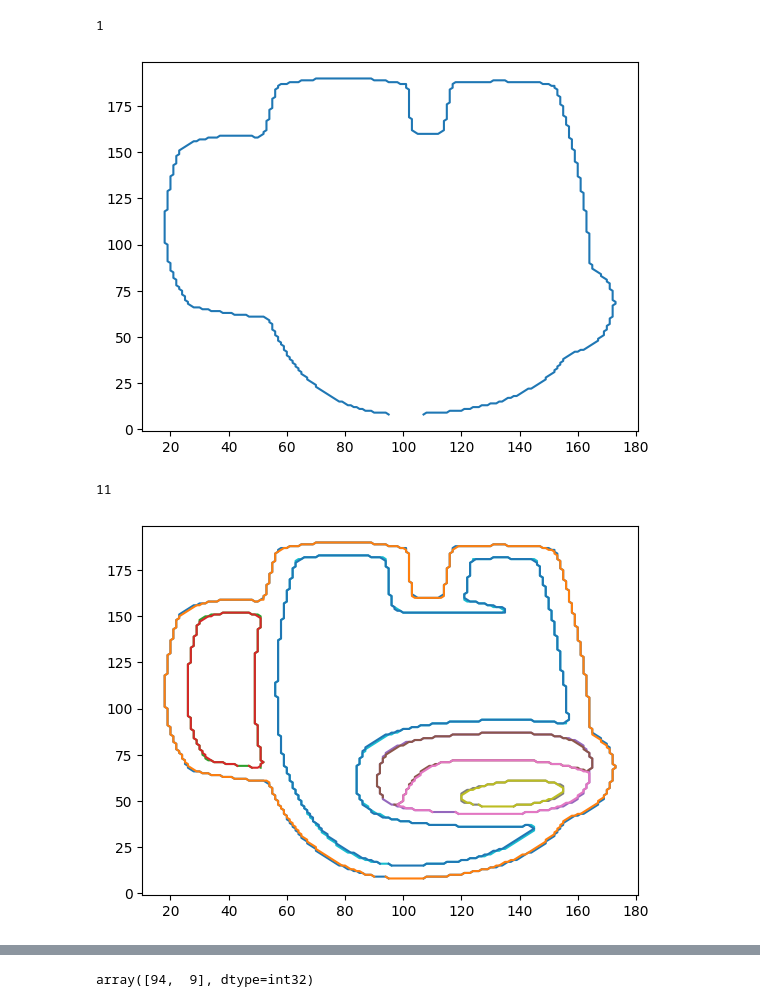
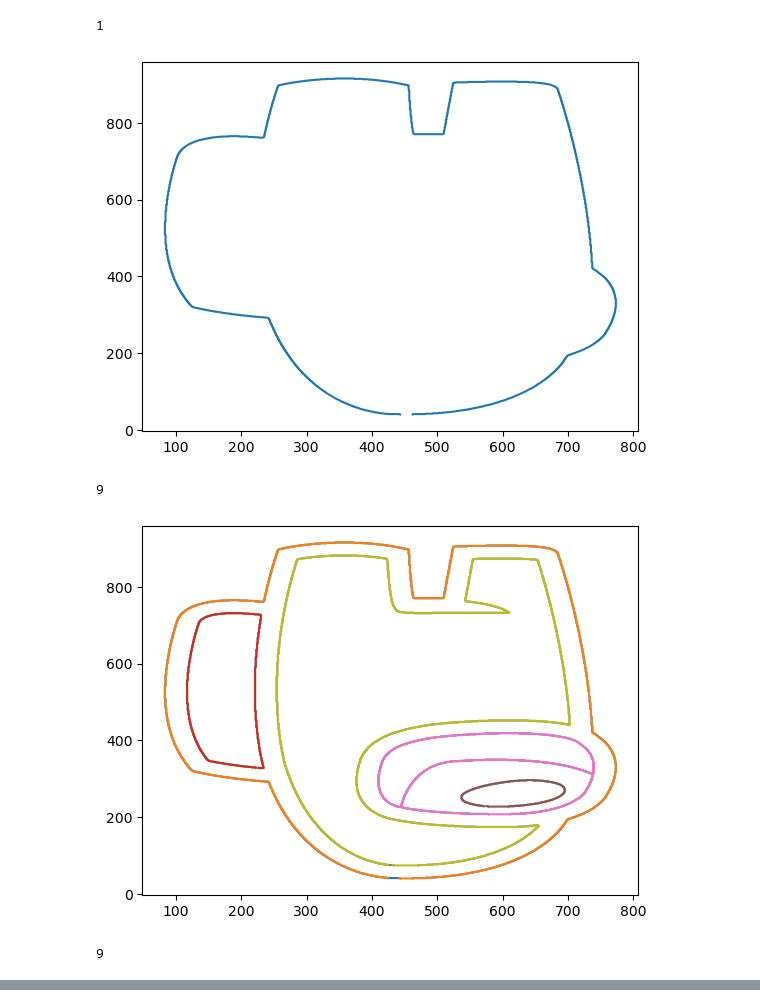
Before and after one commit to Miekale/ArticusMaximus, a Jupyter notebook: python_edge_detection/edge_detection_test.ipynb, the cells around one changed output, grey strips where cells are left out. Drawn from its saved outputs; the diff is of its cells as text; code cells hidden in the pictures.

```diff
--- a/python_edge_detection/edge_detection_test.ipynb
+++ b/python_edge_detection/edge_detection_test.ipynb
@@ -3,8 +3,8 @@ import matplotlib.pyplot as plt
 import numpy as np
 import cv2
 # %%
-image = cv2.imread(r"C:\Users\markd\Documents\GitHub\ArticusMaximus\python_edge_detection\sample_images\amogus.png")
-image = cv2.resize(image, (200, 200), interpolation=cv2.INTER_AREA)
+image = cv2.imread("/home/miekale/Documents/github/ArticusMaximus/python_edge_detection/sample_images/amogus.png")
+image = cv2.resize(image, (int(image.shape[1]/2), int(image.shape[0]/2)), interpolation=cv2.INTER_AREA)
 cv2.imshow("image", image)
 cv2.waitKey(0)
 cv2.destroyAllWindows()
@@ -45,45 +41,46 @@ contours, hierarchy = cv2.findContours(canny_blur,
 # %%
 # All contours
 # Contour detection
 contours, hierarchy = cv2.findContours(canny_blur,
-    cv2.RETR_EXTERNAL  , cv2.CHAIN_APPROX_SIMPLE)
+    cv2.RETR_EXTERNAL, cv2.CHAIN_APPROX_SIMPLE)
 
 num_contours = len(contours)
 print(num_contours)
 for i in range(num_contours):
     contour_img = contours[i]
     if contour_img.shape[0] != 1:
         contour_img = np.squeeze(contour_img)
         # contour_img = cv2.flip(contour_img,0)
         plt.plot(contour_img[:,0], contour_img[:,1], label=f'{i}')
 plt.show()
 
 
 contours, hierarchy = cv2.findContours(canny_blur,
     cv2.RETR_TREE , cv2.CHAIN_APPROX_SIMPLE)
 
 num_contours = len(contours)
 print(num_contours)
 for i in range(num_contours):
     contour_img = cv2.flip(contours[i], 0)
     if contour_img.shape[0] != 1:
         contour_img = np.squeeze(contour_img)
         plt.plot(contour_img[:,0], contour_img[:,1], label=f'{i}')
 plt.show()
 
-# Write contours to file
-f = open("contour_output.txt", "w")
-k = 0
-for contour in contours:
-    f.write(f'---- CONTOUR {k} ----\n')
-    k += 1
-    for i in range(contour.shape[0]):
-        f.write(str(contour[i][0,0]))
-        f.write(" ")
-        f.write(str(contour[i][0,1]))
-        f.write(" \n")
+contours, hierarchy = cv2.findContours(canny_blur,
+    cv2.RETR_TREE , cv2.CHAIN_APPROX_SIMPLE)
+
+num_contours = len(contours)
+print(num_contours)
+for i in range(num_contours):
+    contour_img = contours[i]
+    if contour_img.shape[0] != 1:
+        contour_img = np.squeeze(contour_img)
+        plt.plot(contour_img[:,0], contour_img[:,1], label=f'{i}')
+plt.show()
 # %% [output]
 1
-[figure, old version]
+[figure, new version]
-11
+9
-[figure, old version]
+[figure, new version]
+9
@@ -90,7 +87,0 @@ for contour in contours:
-# %%
-a_single_contour = contours[0]
-a_single_value = a_single_contour[1]
-a_single_pair = a_single_value[0]
-a_single_pair
-# %% [output]
-array([94,  9], dtype=int32)
```
Also changed, not shown: parts of 3 cells of this notebook.
